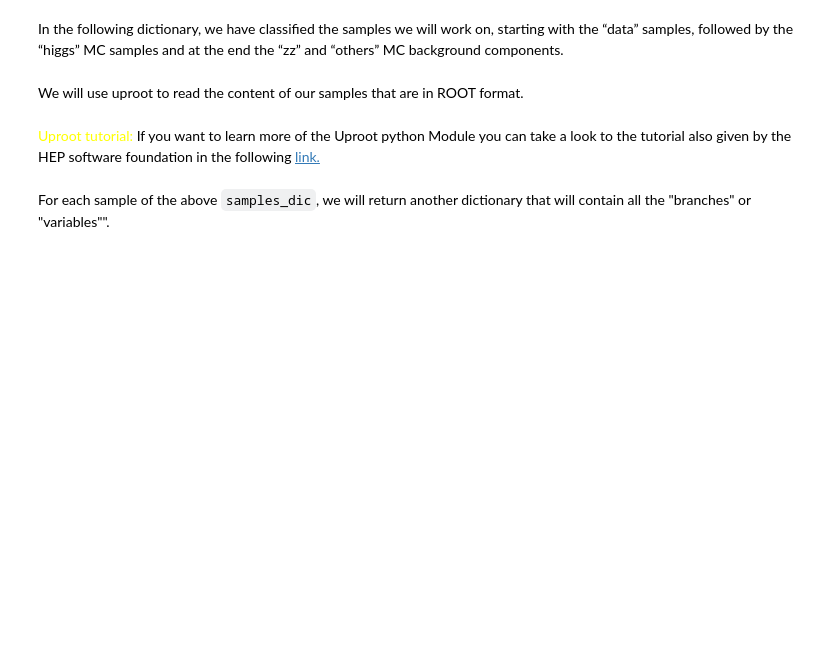
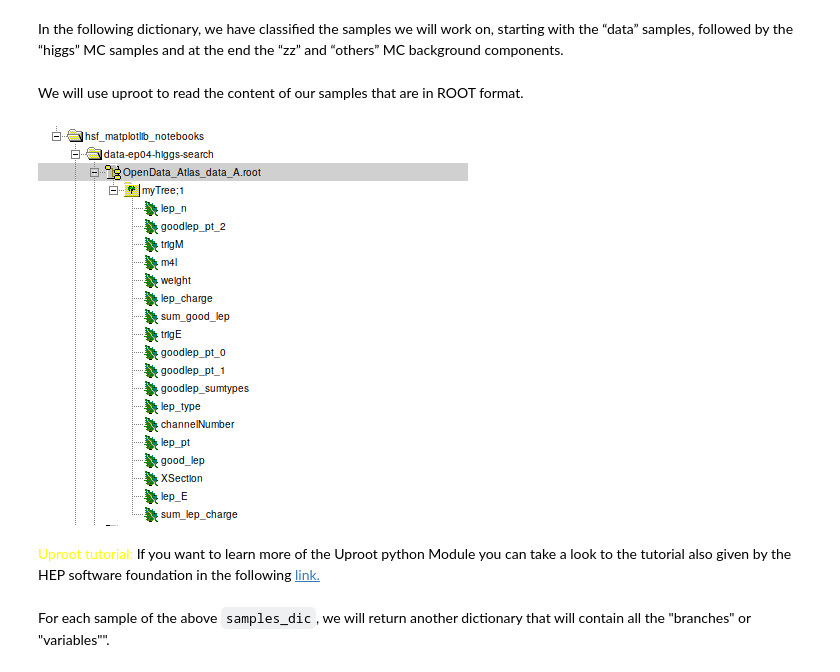
Before and after one commit to hsf-training/hsf_matplotlib_notebooks, a Jupyter notebook: ep04_higgs_search.ipynb, the cells around one changed output. Saved outputs shown, nothing was run; the diff lists cells and outputs as text; code cells hidden in the pictures; blank space fills up the shorter version.

Commit message:
adding figure

```diff
--- a/ep04_higgs_search.ipynb
+++ b/ep04_higgs_search.ipynb
@@ -40,6 +42,11 @@ samples_dic= {'data': [['data', 'data_A'],
                         ['mc', 'mc_361107.Zmumu']]}
 # %% [markdown]
 We will use uproot to read the content of our samples that are in ROOT format.
+# %%
+from IPython.display import Image
+Image(filename='./data-ep04-higgs-search/tree_plot.png')
+# %% [output]
+[figure, added]
 # %%
 import uproot
 # %% [markdown]
```
Also changed, not shown: parts of 6 cells of this notebook, 1 other file.
